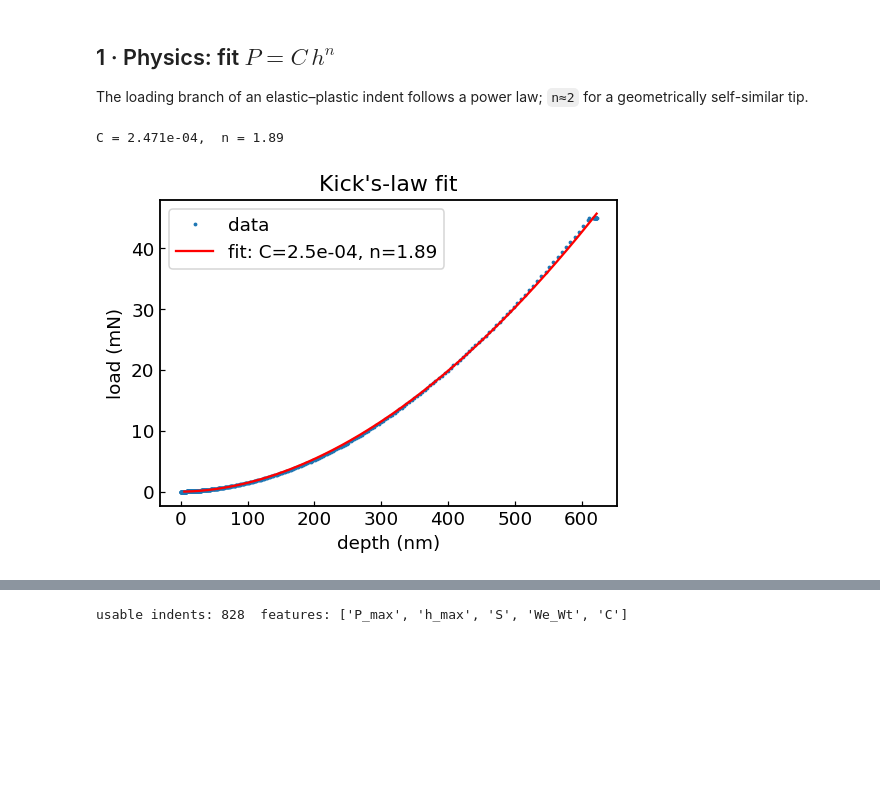
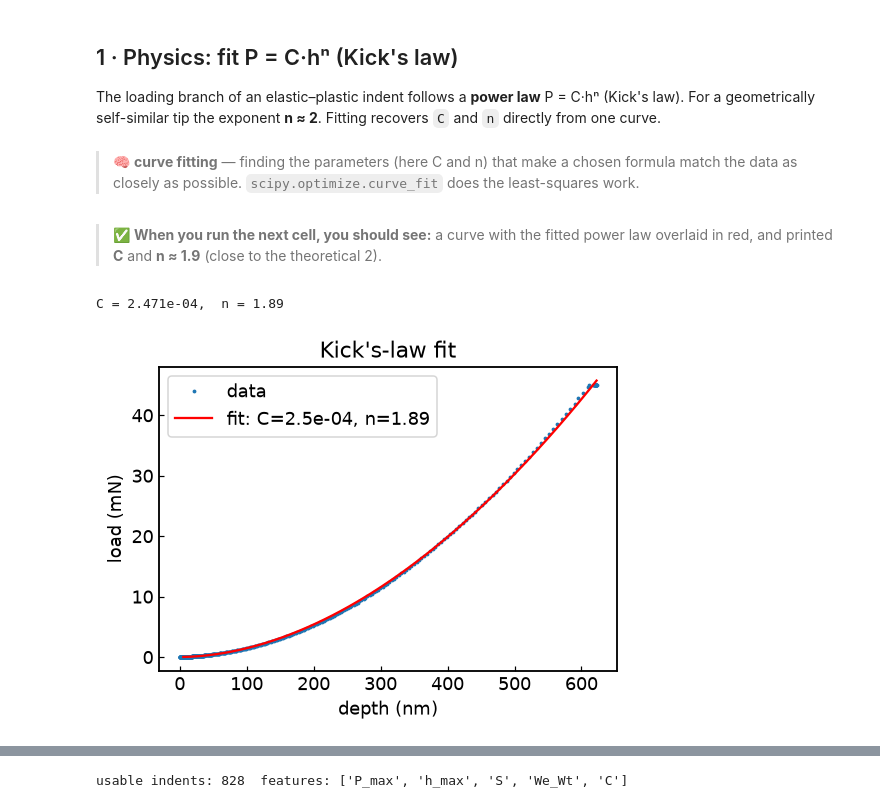
Before and after one commit to edrossi93/mecanano-ml-nanomechanics, a Jupyter notebook: notebooks/12_regression_curvefitting.ipynb, the cells around one changed output, grey strips where cells are left out. Drawn from its saved outputs; the diff is of its cells as text; code cells hidden in the pictures; blank space fills up the shorter version.

```diff
--- a/notebooks/12_regression_curvefitting.ipynb
+++ b/notebooks/12_regression_curvefitting.ipynb
@@ -32,19 +58,30 @@ from sklearn.ensemble import RandomForestRegressor
 from sklearn.model_selection import train_test_split
 from sklearn.metrics import r2_score
 # %% [markdown]
-## 1 · Physics: fit $P = C\,h^{n}$
-The loading branch of an elastic–plastic indent follows a power law; `n≈2` for a geometrically self-similar tip.
+## 1 · Physics: fit P = C·hⁿ (Kick's law)
+
+The loading branch of an elastic–plastic indent follows a **power law** P = C·hⁿ (Kick's law). For
+a geometrically self-similar tip the exponent **n ≈ 2**. Fitting recovers `C` and `n` directly from one curve.
+# %% [markdown]
+> 🧠 **curve fitting** — finding the parameters (here C and n) that make a chosen formula match the data as closely as possible. `scipy.optimize.curve_fit` does the least-squares work.
+# %% [markdown]
+> ✅ **When you run the next cell, you should see:** a curve with the fitted power law overlaid in red, and printed **C** and **n ≈ 1.9** (close to the theoretical 2).
 # %%
-d, l = mm.load_curves(1)[0]
-k = int(np.argmax(l)); h, P = d[:k+1], l[:k+1]
-m = (h > 5) & (P > 0)                                   # skip surface noise
-popt, _ = curve_fit(lambda h,C,n: C*h**n, h[m], P[m], p0=[1e-3, 2], maxfev=10000)
+d, l = mm.load_curves(1)[0]                          # one raw curve: depth d, load l
+k = int(np.argmax(l)); h, P = d[:k + 1], l[:k + 1]   # keep the loading branch (up to max load)
+m = (h > 5) & (P > 0)                                 # skip the noisy near-surface region
+
+# Fit P = C * h**n for unknowns C, n (p0 = starting guess).
+popt, _ = curve_fit(lambda h, C, n: C * h ** n, h[m], P[m], p0=[1e-3, 2], maxfev=10000)
 C, n = popt
-fig, ax = plt.subplots(figsize=(5,3.8))
+
+fig, ax = plt.subplots(figsize=(5, 3.8))
 ax.plot(h, P, ".", ms=3, label="data")
-hh = np.linspace(h[m].min(), h.max(), 200); ax.plot(hh, C*hh**n, "r-", label=f"fit: C={C:.1e}, n={n:.2f}")
-ax.set_xlabel("depth (nm)"); ax.set_ylabel("load (mN)"); ax.legend(); ax.set_title("Kick's-law fit"); fig.tight_layout()
+hh = np.linspace(h[m].min(), h.max(), 200)
+ax.plot(hh, C * hh ** n, "r-", label=f"fit: C={C:.1e}, n={n:.2f}")
+ax.set_xlabel("depth (nm)"); ax.set_ylabel("load (mN)"); ax.legend()
+ax.set_title("Kick's-law fit"); fig.tight_layout()
 print(f"C = {C:.3e},  n = {n:.2f}")
 # %% [output]
 C = 2.471e-04,  n = 1.89
-[figure, old version]
+[figure, new version]
```
Also changed, not shown: parts of 19 cells of this notebook, 3 other files.
